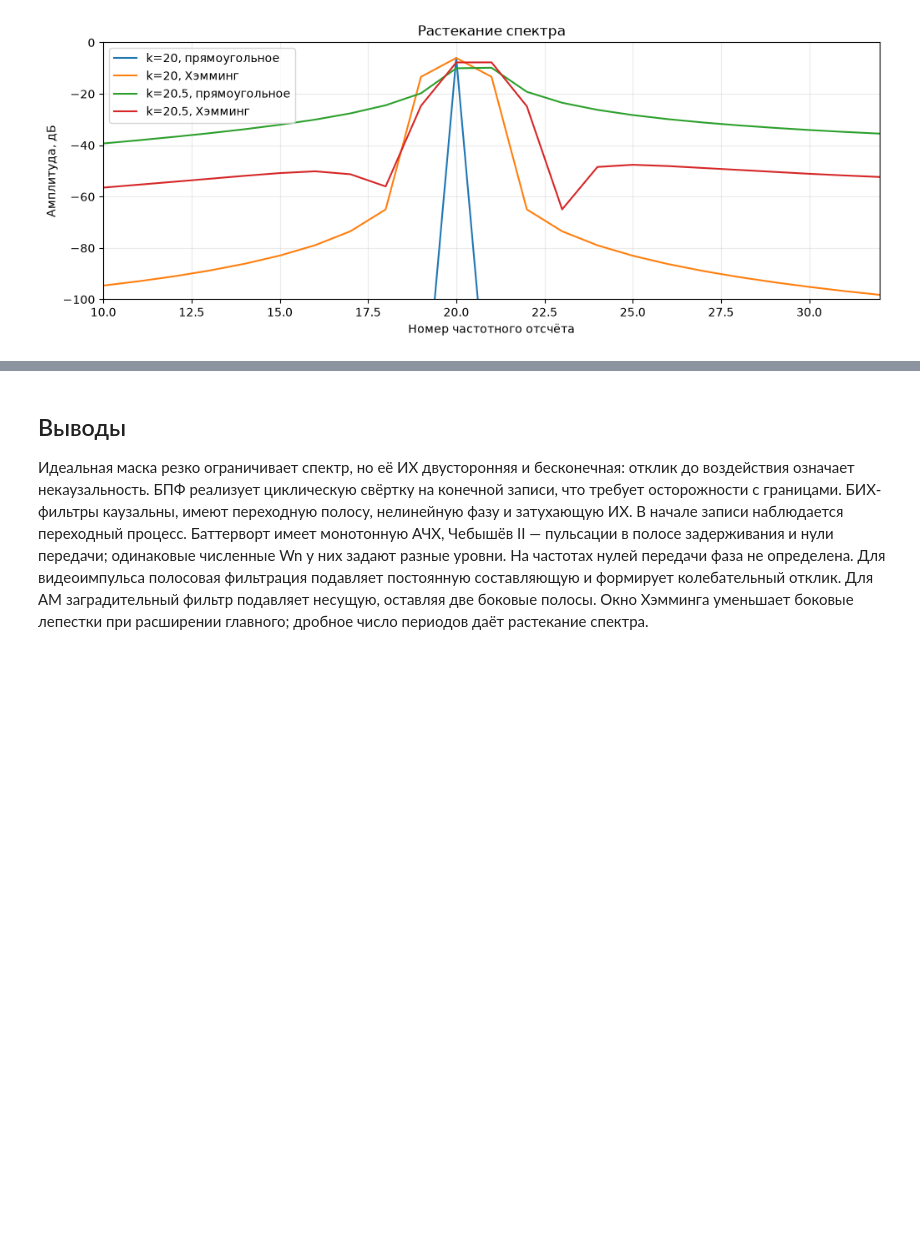
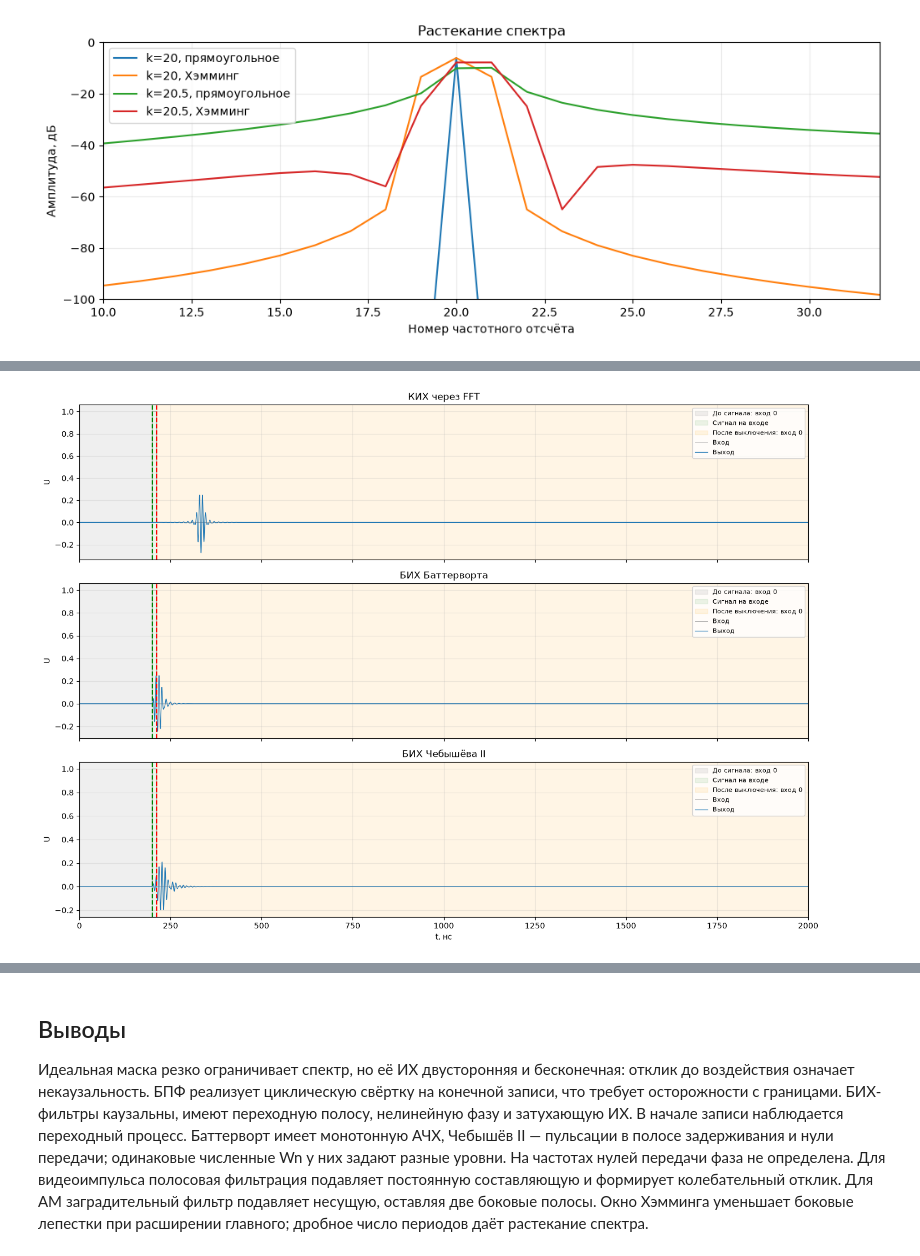
Before and after one commit to polnikola/labs, a Jupyter notebook: n10_pc10/lab3.ipynb, the cells around one changed output, grey strips where cells are left out. Cells and saved outputs as stored; diff of their text form; code cells hidden in the pictures; blank space fills up the shorter version.

Commit message:
ЛР3: КИХ через FFT и переходные процессы трёх фильтров

```diff
--- a/n10_pc10/lab3.ipynb
+++ b/n10_pc10/lab3.ipynb
@@ -83,0 +92,79 @@ Cheby2 задан по задерживанию −40 дБ; Butterworth — по
+# %%
+# Конечный КИХ: те же границы частот и тот же тип фильтра.
+numtaps=1025 if L==0 else 2049
+fir=signal.firwin(numtaps,edges,pass_zero=(L!=0),window='hamming',fs=fs)
+fir_delay=(numtaps-1)/(2*fs)
+if L==0:
+    on=200e-9; duration=ti; total=2e-6
+else:
+    on=1e-6; duration=2e-6; total=16e-6
+ns=int(round(total*fs)); tt=np.arange(ns)/fs
+start_index=int(round(on*fs)); active_count=int(round(duration*fs))
+end_index=start_index+active_count; off=end_index/fs
+xx=np.zeros(ns)
+local=np.arange(active_count)/fs
+xx[start_index:end_index]=(np.ones(active_count) if L==0 else
+    (1+.5*np.cos(2*np.pi*fm*local))*np.cos(2*np.pi*fc*local))
+outputs={
+    'КИХ через FFT':signal.fftconvolve(xx,fir,mode='full')[:ns],
+    'БИХ Баттерворта':signal.sosfilt(sos_b,xx),
+    'БИХ Чебышёва II':signal.sosfilt(sos_c,xx)}
+assert np.allclose(outputs['КИХ через FFT'],signal.lfilter(fir,[1],xx),atol=1e-11)
+assert all(np.max(np.abs(y[:start_index]))<1e-10 for y in outputs.values())
+print(f'КИХ: {numtaps} коэффициентов, порядок {numtaps-1}, задержка {fir_delay*tscale:.3f} {tunit}')
+# Общий вход и выход каждого фильтра: тишина → воздействие → хвост.
+fig,axs=plt.subplots(3,1,figsize=(14,10),sharex=True)
+for ax,(name,y) in zip(axs,outputs.items()):
+    ax.axvspan(0,on*tscale,color='gray',alpha=.12,label='До сигнала: вход 0')
+    ax.axvspan(on*tscale,off*tscale,color='green',alpha=.08,label='Сигнал на входе')
+    ax.axvspan(off*tscale,total*tscale,color='orange',alpha=.10,label='После выключения: вход 0')
+    ax.plot(tt*tscale,xx,color='gray',alpha=.6,lw=.7,label='Вход')
+    ax.plot(tt*tscale,y,lw=.9,label='Выход')
+    ax.axvline(on*tscale,color='green',ls='--'); ax.axvline(off*tscale,color='red',ls='--')
+    ax.set(title=name,ylabel='U'); ax.legend(fontsize=8,loc='upper right')
+axs[-1].set(xlabel='t, '+tunit,xlim=(0,total*tscale))
+plt.tight_layout(); plt.show()
+# Увеличение трёх этапов: одинаковые оси у всех фильтров.
+before_width=40e-9 if L==0 else .2e-6
+post_width=400e-9 if L==0 else 3e-6
+ranges=[(on-before_width,on),(on,off),(off,off+post_width)]
+fig,axs=plt.subplots(1,3,figsize=(18,4))
+for ax,(a,b),title in zip(axs,ranges,['Сигнала ещё нет','Сигнал действует','Вход выключен: остаточный отклик']):
+    sel=(tt>=a)&(tt<=b)
+    ax.plot(tt[sel]*tscale,xx[sel],'k:',label='Вход',alpha=.7)
+    for name,y in outputs.items(): ax.plot(tt[sel]*tscale,y[sel],label=name,lw=1)
+    ax.set(title=title,xlabel='t, '+tunit,ylabel='U'); ax.legend(fontsize=8)
+plt.tight_layout(); plt.show()
+# Количественная оценка прохождения и затухания.
+Ein=np.sum(xx**2)
+print('Фильтр | max|y| | Eвыход/Eвход | t максимума | хвост/Eвыход | затухание после выключения (1%)')
+for name,y in outputs.items():
+    peak=np.max(np.abs(y)); energy=np.sum(y**2)
+    above=np.flatnonzero(np.abs(y[end_index:])>peak*.01)
+    decay=((above[-1]+1)/fs) if len(above) else 0.
+    settled=not len(above) or above[-1]<len(y[end_index:])-1
+    decay_text=f'{decay*tscale:.3f} {tunit}' if settled else 'не затух за запись'
+    print(f'{name} | {peak:.5f} | {energy/Ein:.5f} | {tt[np.argmax(np.abs(y))]*tscale:.3f} {tunit} | '
+          f'{np.sum(y[end_index:]**2)/energy:.5f} | {decay_text}')
+# АЧХ, ФЧХ и ИХ именно реализуемых трёх фильтров.
+ff=np.linspace(0,fs/2,24000)
+_,hf=signal.freqz(fir,worN=ff,fs=fs)
+_,hb=signal.sosfreqz(sos_b,worN=ff,fs=fs)
+_,hc=signal.sosfreqz(sos_c,worN=ff,fs=fs)
+fig,axs=plt.subplots(1,3,figsize=(18,4))
+for name,h in [('КИХ через FFT',hf),('БИХ Баттерворта',hb),('БИХ Чебышёва II',hc)]:
+    axs[0].plot(ff/1e6,20*np.log10(np.maximum(np.abs(h),1e-8)),label=name)
+    ph=np.unwrap(np.angle(h)); ph[np.abs(h)<1e-4]=np.nan
+    axs[1].plot(ff/1e6,ph,label=name)
+probe=np.zeros(ns); probe[0]=1
+for name,h in [('КИХ через FFT',np.pad(fir,(0,ns-len(fir)))),
+               ('БИХ Баттерворта',signal.sosfilt(sos_b,probe)),
+               ('БИХ Чебышёва II',signal.sosfilt(sos_c,probe))]:
+    axs[2].plot(tt*tscale,h,label=name)
+flim=(0,300) if L==0 else (fc/1e6-3*fm/1e6,fc/1e6+3*fm/1e6)
+axs[0].set(title='АЧХ трёх фильтров',xlabel='f, МГц',ylabel='|H|, дБ',xlim=flim,ylim=(-100,5))
+axs[1].set(title='ФЧХ трёх фильтров',xlabel='f, МГц',ylabel='φ, рад',xlim=flim)
+axs[2].set(title='Каузальные импульсные характеристики',xlabel='t, '+tunit,ylabel='h(t)',xlim=(0,(.5e-6 if L==0 else 4e-6)*tscale))
+for ax in axs: ax.legend(fontsize=8)
+plt.tight_layout(); plt.show()
+# %% [output]
@@ -83,0 +172 @@ Cheby2 задан по задерживанию −40 дБ; Butterworth — по
+[figure, added]
```
Also changed, not shown: parts of 3 cells of this notebook, 4 other files.
